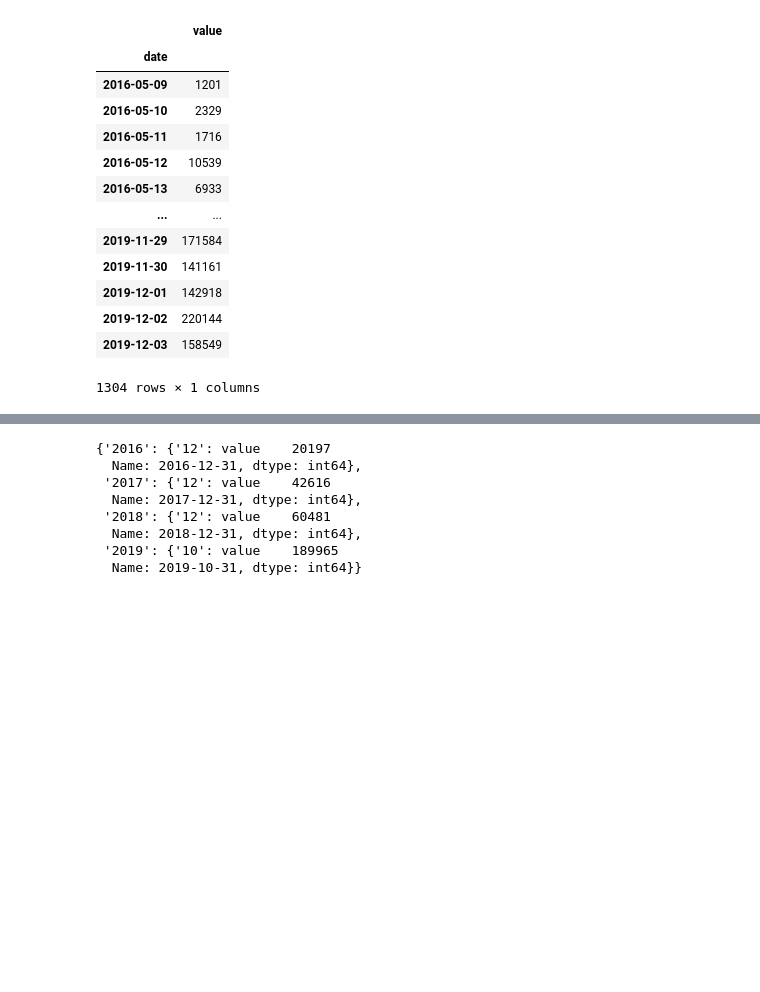
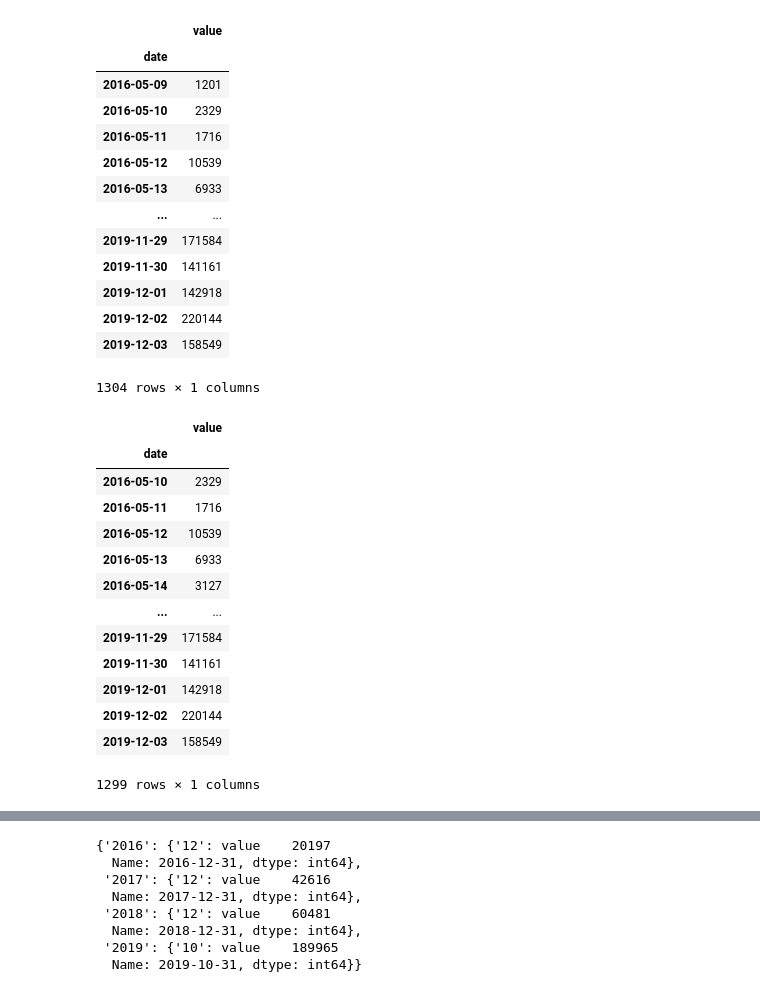
Before and after one commit to JavierRojas14/Page_View_Time_Series_Visualizer, a Jupyter notebook: time_series_visualizer.ipynb, the cells around one changed output, grey strips where cells are left out. Drawn from its saved outputs; the diff is of its cells as text; code cells hidden in the pictures; blank space fills up the shorter version.

```diff
--- a/time_series_visualizer.ipynb
+++ b/time_series_visualizer.ipynb
@@ -26,3 +23,33 @@ df = df.iloc[index_25_porciento: -index_25_porciento]
+# %%
+minimo = df['value'].min()
+maximo = df['value'].max()
+
+# O sea, hay que dejar todos los datos que estén sobre el 2.5% del mínimo, y bajo el 2.5% del maximo
+valor_minimo = minimo + (minimo * 0.025)
+valor_maximo = maximo - (maximo * 0.025)
+
+mask_minimo = df['value'] > (valor_minimo)
+mask_maximo = df['value'] < (valor_maximo)
+
+mask_total = (mask_minimo) & (mask_maximo)
+
+df = df[mask_total]
+df
+# %% [output]
+|  | value |
+| date |  |
+| 2016-05-10 | 2329 |
+| 2016-05-11 | 1716 |
+| 2016-05-12 | 10539 |
+| 2016-05-13 | 6933 |
+| 2016-05-14 | 3127 |
+| ... | ... |
+| 2019-11-29 | 171584 |
+| 2019-11-30 | 141161 |
+| 2019-12-01 | 142918 |
+| 2019-12-02 | 220144 |
+| 2019-12-03 | 158549 |
+1299 rows × 1 columns
 # %%
 fig, axis = plt.subplots(figsize = (12, 6))
 
```
Also changed, not shown: parts of 2 cells of this notebook, 1 other file.
